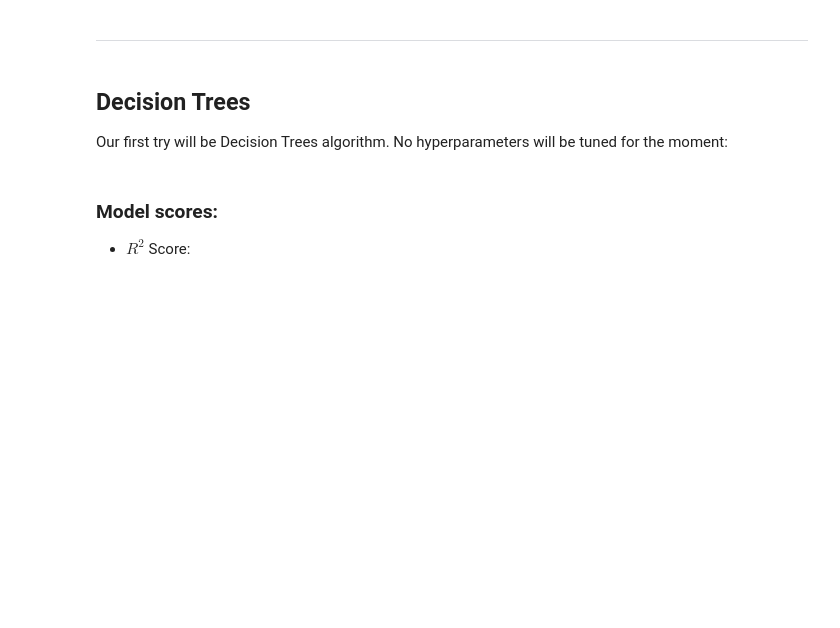
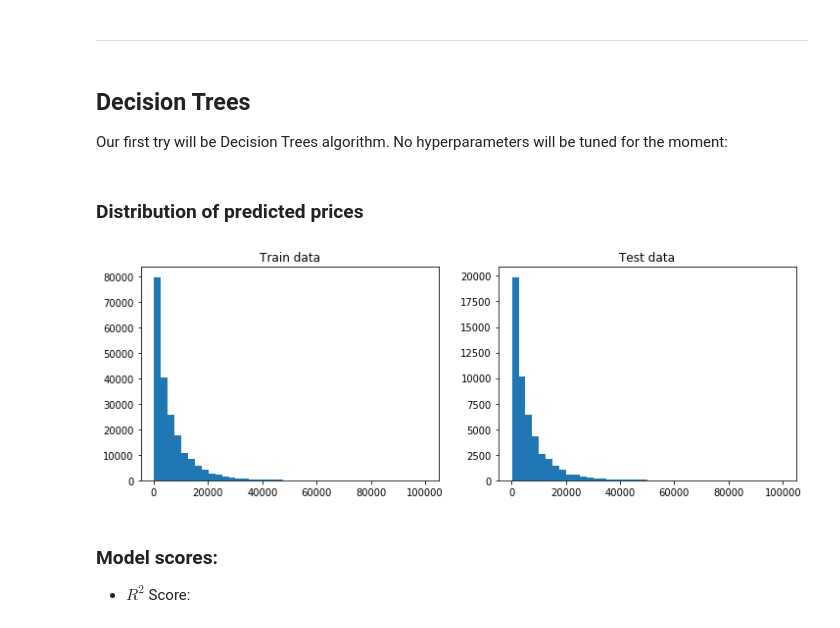
Before and after one commit to rucoma/KSCHOOL_TFM_Used_Cars_Price, a Jupyter notebook: src/Modelization.ipynb, the cells around one changed output. Cells and saved outputs as stored; diff of their text form; code cells hidden in the pictures; blank space fills up the shorter version.

```diff
--- a/src/Modelization.ipynb
+++ b/src/Modelization.ipynb
@@ -38,6 +38,21 @@ def chartResults(y, predBest, trainTest, model=None):
 
 #    return plt.tight_layout()
     return plt.show()
+
+def histResults(trainPred, testPred):
+
+    '''
+    Example of use
+    histResults(trainPred=predKNNTrain, testPred=predKNNTest)
+    '''
+
+    _, axes = plt.subplots(1, 2, figsize=(12, 4))
+    axes[0].hist(trainPred, bins=40)
+    axes[0].set_title('Train data')
+    axes[1].hist(testPred, bins=40)
+    axes[1].set_title('Test data')
+
+    return plt.show()
 # %% [markdown]
 * Results data frame:
 # %%
@@ -169,6 +185,12 @@ regrDT = tree.DecisionTreeRegressor().fit(X_train, y_train)
 # %%
 predDTTrain = regrDT.predict(X_train)
 predDTTest = regrDT.predict(X_test)
+# %% [markdown]
+### Distribution of predicted prices
+# %%
+histResults(predDTTrain, predDTTest)
+# %% [output]
+[figure, added]
 # %% [markdown]
 ### Model scores:
 * $R^2$ Score:
```
Also changed, not shown: parts of 96 cells of this notebook, 3 other files.
